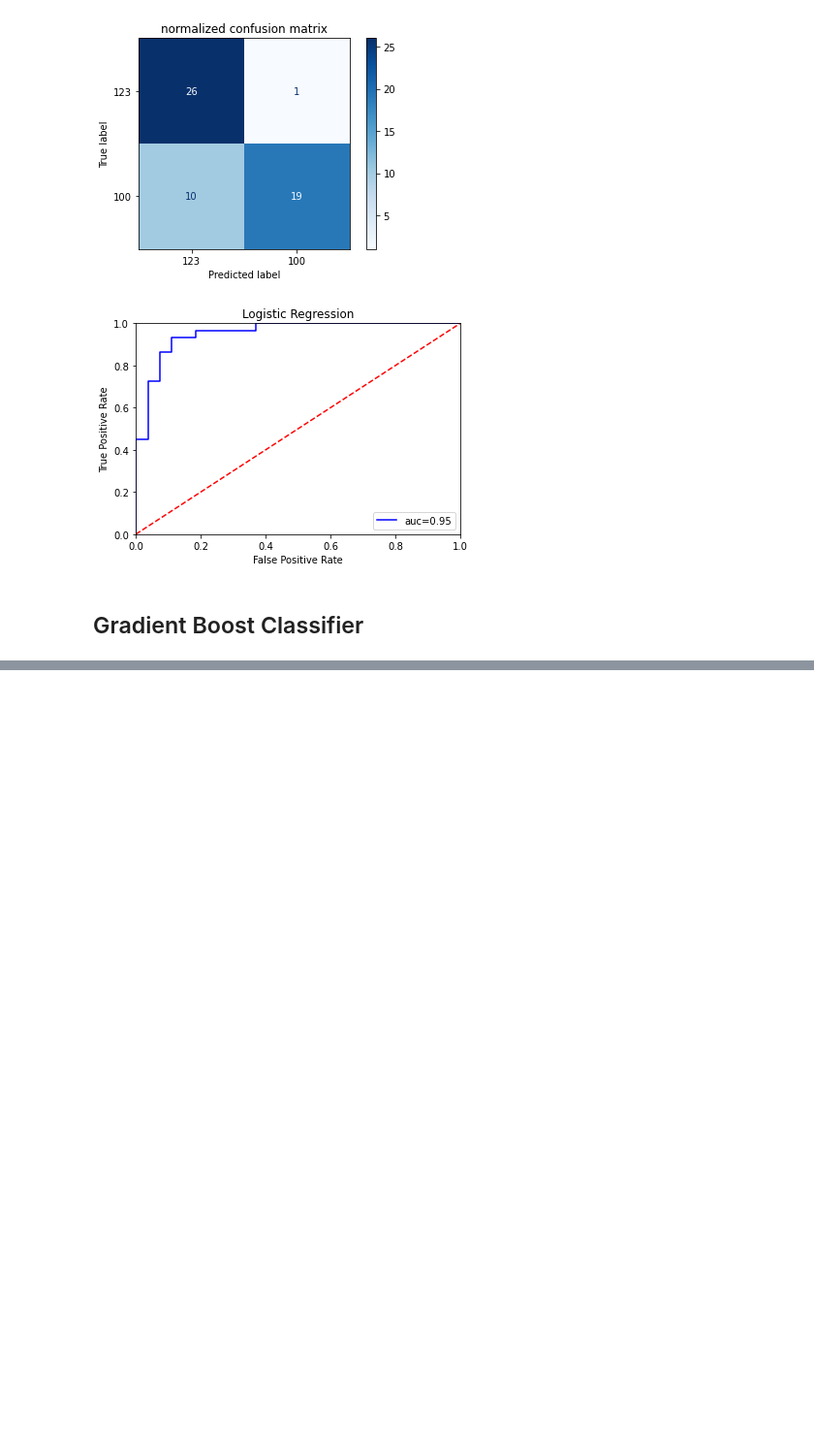
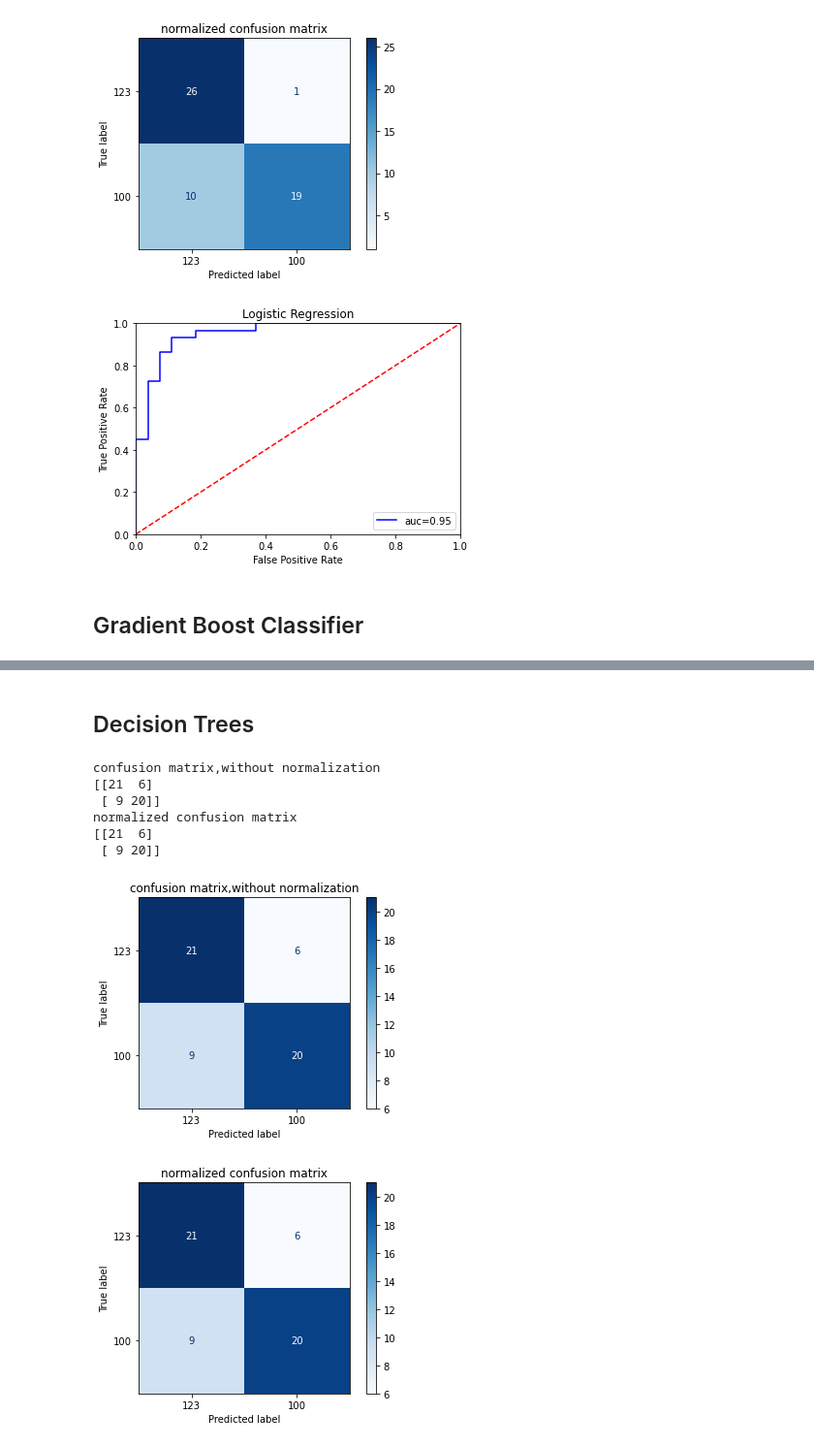
Before and after one commit to thanhtruong1712/Fake-news-detection, a Jupyter notebook: Project3.ipynb, the cells around one changed output, grey strips where cells are left out. Shown at 97% size. Drawn from its saved outputs; the diff is of its cells as text; code cells hidden in the pictures; blank space fills up the shorter version.

```diff
--- a/Project3.ipynb
+++ b/Project3.ipynb
@@ -249,0 +293,13 @@ generate_roc_curve(model=GBC_model,Y_test=Y_test,prob=prob,title='GradientBoosti
+# %% [markdown]
+## Decision Trees
+# %%
+DTs_model,prob,Y_test=upload_classifier(classifier=DecisionTreeClassifier())
+# %% [output]
+confusion matrix,without normalization
+[[21  6]
+ [ 9 20]]
+normalized confusion matrix
+[[21  6]
+ [ 9 20]]
+[figure, added]
+[figure, added]
```
Also changed, not shown: parts of 15 cells of this notebook, 8 other files.
